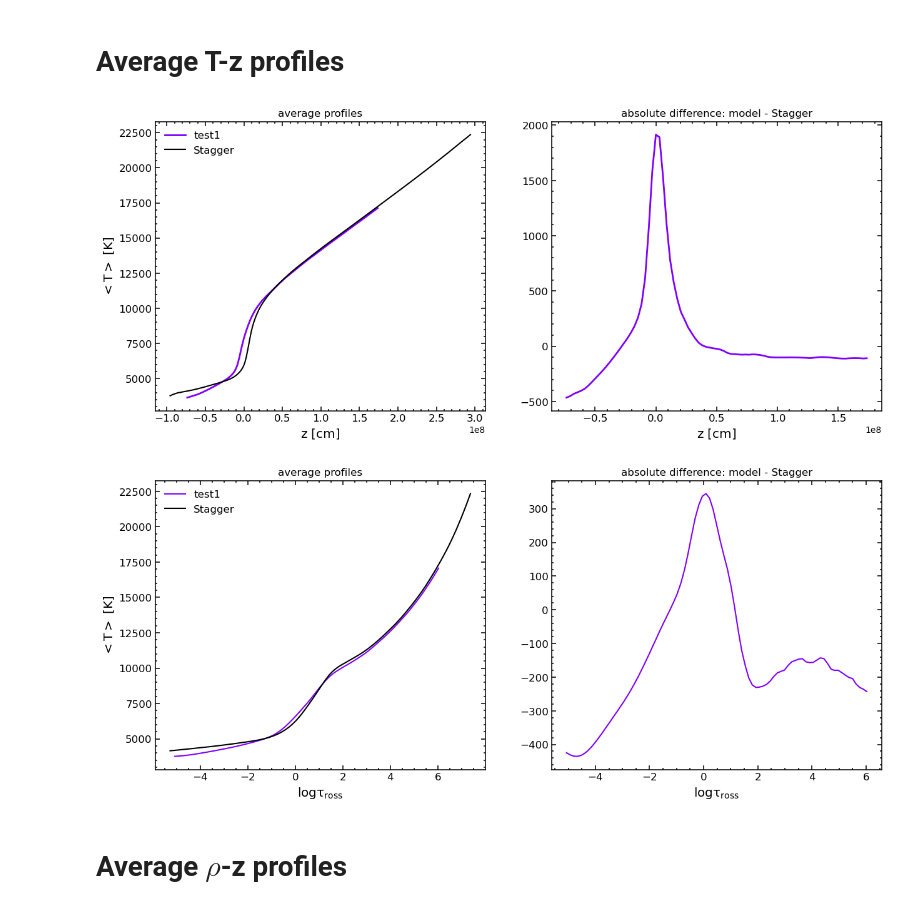
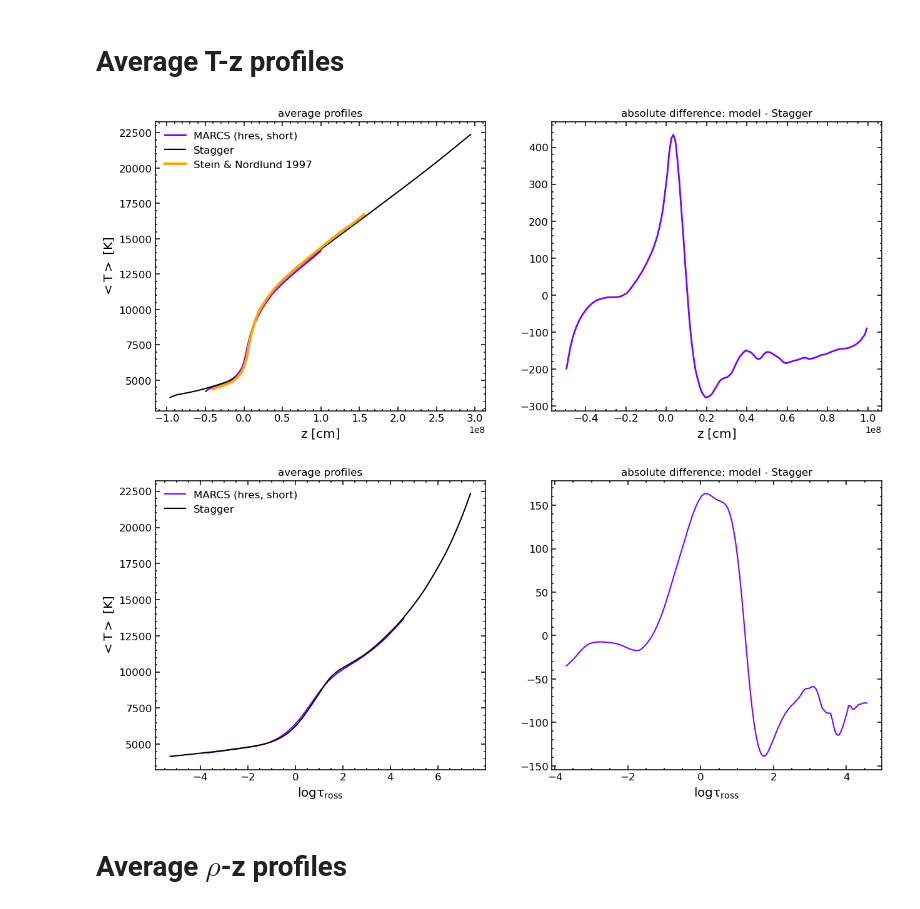
Before and after one commit to pe1995/MUST.jl, a Jupyter notebook: examples/solar_model/profiles_comparison.ipynb, the cells around one changed output. Drawn from its saved outputs; the diff is of its cells as text; code cells hidden in the pictures.

```diff
--- a/examples/solar_model/profiles_comparison.ipynb
+++ b/examples/solar_model/profiles_comparison.ipynb
@@ -35,5 +35,5 @@ sqEOS    = MUST.SquareGasEOS(MUST.@in_dispatch(eos_path));
 The stagger model to compare with
 # %%
 folder_stagger = "/ptmp/peitner/model_grid/MUST.jl/examples/stagger2bifrost"
-stagger        = MUST.Box("box_solar_stagger_DISSTAG", folder=folder_stagger);
-stagger_t      = MUST.Box("box_solar_stagger_DISSTAG_t", folder=folder_stagger);
+stagger        = MUST.Box("box_solar_stagger_MARCS", folder=folder_stagger);
+stagger_t      = MUST.Box("box_solar_stagger_MARCS_t", folder=folder_stagger);
@@ -40,3 +42,7 @@ stagger_t      = MUST.Box("box_solar_stagger_DISSTAG_t", folder=folder_stagger);
+# %%
+ztSN = readdlm("stein_nordlund_1997_mean_T.csv", ',')
+zSN, tSN = ztSN[:, 1] .* 1e8, ztSN[:, 2] .* 1e3
+modelSN  = Model1D(zSN, similar(tSN), log.(tSN), similar(tSN), 4.4);
 # %%
 #folders = [ #MUST.@in_dispatch("data/LEG_sun_test_TDZ_corr6"),
 #            MUST.@in_dispatch("data/TSO_sun_v10.2_TDZ12"),
@@ -80,11 +118,11 @@ snaps   = [132]
 model, model_t = [first(MUST.Boxes(folder1, snaps=[snaps[i]])) for (i,folder1) in enumerate(folders)],
                  [last(MUST.Boxes(folder1, snaps=[snaps[i]])) for (i,folder1) in enumerate(folders)];
 # %%
-labels = ["MARCS 3", "MARCS 6", "DIS-STAGGER profile"]
-labels = ["1", "2", "3", "4", "6", "7"]
-labels = ["Legacy Opacities"]
+#labels = ["MARCS 3", "MARCS 6", "DIS-STAGGER profile"]
+#labels = ["1", "2", "3", "4", "6", "7"]
+#labels = ["Legacy Opacities"]
 
-labels = ["test1", "test2", "test3"]
+#labels = ["test1", "test2", "test3"]
 
 color = colors_map("rainbow", length(model)) ;
 # %% [markdown]
@@ -138,35 +176,56 @@ f, ax = plt.subplots(1, 2, figsize=(15,6))
 basic_plot!.(ax)
 
 
 d_stagger  = MUST.plane_statistic(mean, stagger, :T)
 z_stagger  = MUST.axis(stagger, :z)
 
+d_SN = exp.(modelSN.lnT)
+z_SN = modelSN.z
+
+zd = zeros(length(z_stagger), 2)
+zd[:, 1] .= z_stagger
+zd[:, 2] .= d_stagger
+writedlm("stagger_zT.txt", zd)
+
+
 for i in eachindex(model)
     d = MUST.plane_statistic(mean, model[i], :T)
-    z = MUST.axis(model[i], :z)
+    z = MUST.axis(model[i], :z) #.-0.15e8
 
     d_ip = Interpolations.linear_interpolation(z_stagger, d_stagger, extrapolation_bc = Line())(z)
+
+    zd = zeros(length(z), 2)
+    zd[:, 1] .= z
+    zd[:, 2] .= d
+    writedlm("$(labels[i])_zT.txt", zd)
 
     ax[1].plot(-z, d, label=labels[i], color=color[i], lw=2)
     ax[2].plot(-z, d .- d_ip, label=labels[i], color=color[i], lw=2)
 end
 
 ## Stagger
 ax[1].plot(-z_stagger,  d_stagger,  color="k", label="Stagger")
+
+## Stein & Nordlund 1997
+ax[1].plot(z_SN .+0.08e8,  d_SN,  color="orange", label="Stein & Nordlund 1997", lw=3)
+
 
 ## Plot style
 ax[1].set_ylabel(L"\rm <T> \ [K]", fontsize="x-large")
 ax[1].set_xlabel(L"\rm z \ [cm]", fontsize="x-large")
 ax[2].set_xlabel(L"\rm z \ [cm]", fontsize="x-large")
 
 ax[1].set_title("average profiles", fontsize="large")
 ax[2].set_title("absolute difference: model - Stagger", fontsize="large")
 
 ax[1].legend(framealpha=0, loc="upper left", fontsize="large");
 
+#ax[1].set_xlim(-0.8e8,1.5e8)
+#ax[1].set_ylim(3000, 17000)
+
 gcf()
 # %% [output]
-[figure, old version]
+[figure, new version]
 # %%
 # Plotting
 close()
@@ -177,11 +236,21 @@ basic_plot!.(ax)
 d_stagger  = MUST.plane_statistic(mean, stagger_t, :T)
 z_stagger  = log10.(MUST.axis(stagger_t, :τ_ross, 3))
 
+zd = zeros(length(z_stagger), 2)
+zd[:, 1] .= z_stagger
+zd[:, 2] .= d_stagger
+writedlm("stagger_ztau.txt", zd)
+
 for i in eachindex(model)
     d = MUST.plane_statistic(mean, model_t[i], :T)
     z = log10.(MUST.axis(model_t[i], :τ_ross, 3))
 
     d_ip = Interpolations.linear_interpolation(reverse(z_stagger), reverse(d_stagger), extrapolation_bc = Line())(z)
+
+    zd = zeros(length(z), 2)
+    zd[:, 1] .= z
+    zd[:, 2] .= d
+    writedlm("$(labels[i])_ztau.txt", zd)
 
     ax[1].plot(z, d, color=color[i], label=labels[i])
     ax[2].plot(z, d .- d_ip, color=color[i], label=labels[i])
@@ -201,13 +270,16 @@ ax[2].set_title("absolute difference: model - Stagger", fontsize="large")
 ax[1].legend(framealpha=0, loc="upper left", fontsize="large");
 
 
-#ax[1].set_xlim(1.5,2.5)
-#ax[1].set_ylim(8000,11000)
+#ax[1].set_xlim(-4,4)
+#ax[1].set_ylim(4000,13000)
+
+#ax[2].set_xlim(-4,4)
+#ax[1].set_ylim(4000,13000)
 
 
 gcf()
 # %% [output]
-[figure, old version]
+[figure, new version]
 # %% [markdown]
 # Average $\rho$-z profiles
 # %%
```
Also changed, not shown: parts of 12 cells of this notebook, 43 other files.
